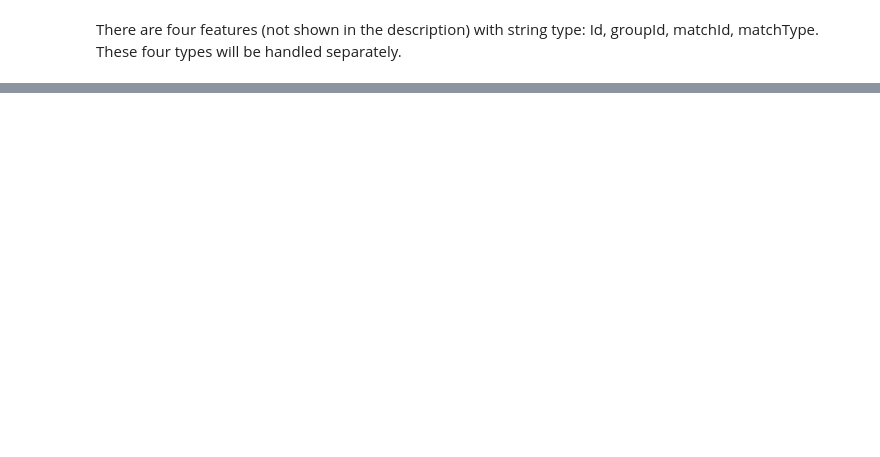
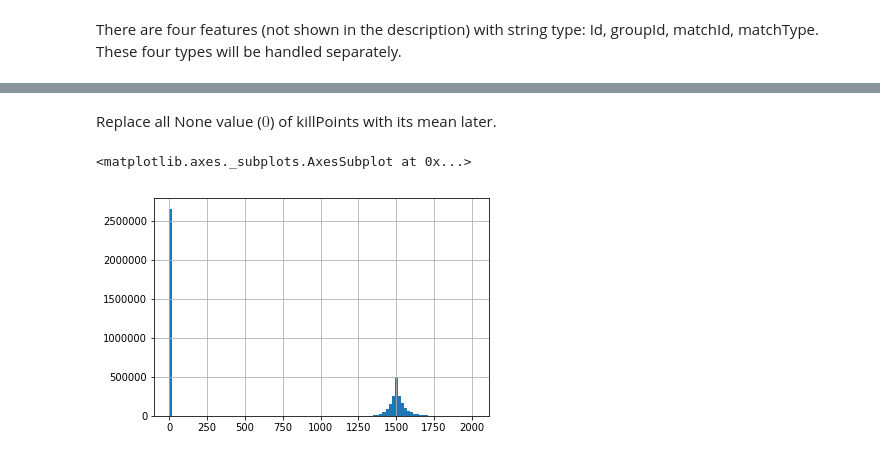
Before and after one commit to Leon-624/ML_HW, a Jupyter notebook: Project/EDA.ipynb, the cells around one changed output, grey strips where cells are left out. Cells and saved outputs as stored; diff of their text form; code cells hidden in the pictures; blank space fills up the shorter version.

```diff
--- a/Project/EDA.ipynb
+++ b/Project/EDA.ipynb
@@ -93,0 +131,8 @@ Last thing to notice is:
+# %% [markdown]
+Replace all None value ($0$) of killPoints with its mean later.
+# %%
+# Show histogram of winPoints
+data['winPoints'].hist(bins=100)
+# %% [output]
+<matplotlib.axes._subplots.AxesSubplot at 0x...>
+[figure, added]
```
Also changed, not shown: parts of 28 cells of this notebook, 6 other files.
